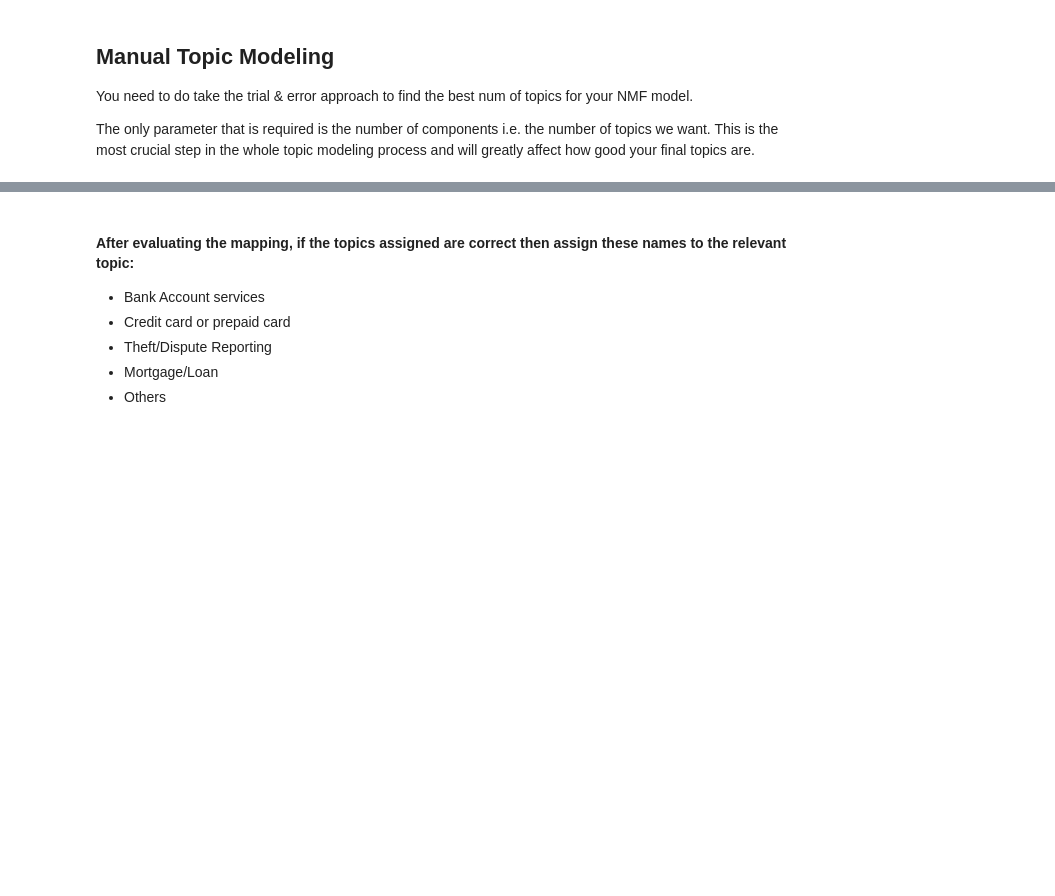
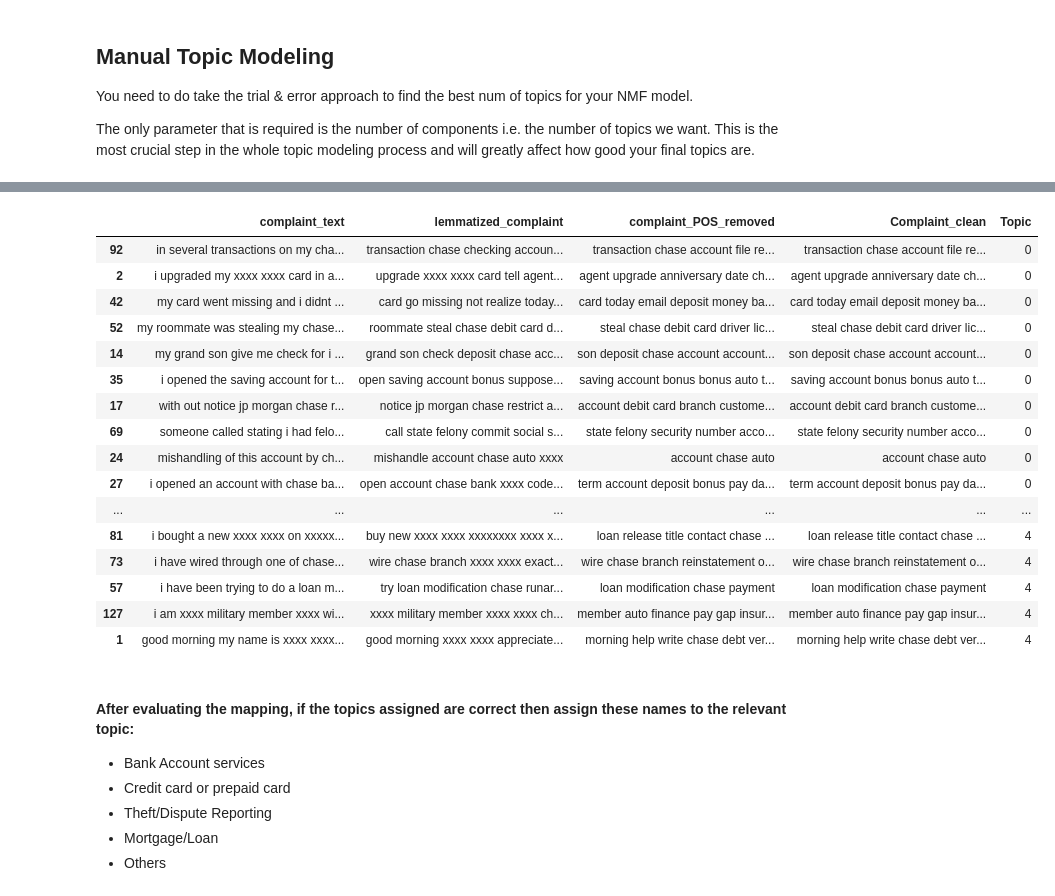
Before and after one commit to sivaprasadt246/Automatic_Ticket_Classification_Assignment, a Jupyter notebook: Automatic_Ticket_Classification_Assignment.ipynb, the cells around one changed output, grey strips where cells are left out. Drawn from its saved outputs; the diff is of its cells as text; code cells hidden in the pictures; blank space fills up the shorter version.

```diff
--- a/Automatic_Ticket_Classification_Assignment.ipynb
+++ b/Automatic_Ticket_Classification_Assignment.ipynb
@@ -491,3 +493,6 @@ The contents of a document term matrix are tuples of (complaint_id,token_id) tf-
 The tuples that are not there have a tf-idf score of 0
 # %%
 #Write your code here to create the Document Term Matrix by transforming the complaints column present in df_clean.
+dtm = tfidf.fit_transform(df_clean.Complaint_clean)
+
+tfidf.get_feature_names()[:10]
@@ -512,10 +533,13 @@ You need to do take the trial & error approach to find the best num of topics fo
 The only parameter that is required is the number of components i.e. the number of topics we want. This is the most crucial step in the whole topic modeling process and will greatly affect how good your final topics are.
 # %%
 #Load your nmf_model with the n_components i.e 5
-num_topics = #write the value you want to test out
+num_topics =  5
 
 #keep the random_state =40
-nmf_model = #write your code here
+nmf_model = NMF(n_components=num_topics, random_state=40)
+
+#W1 = nmf_model.fit_transform(dtm)
+#H1 = nmf_model.components_
 # %%
 nmf_model.fit(dtm)
 len(tfidf.get_feature_names())
@@ -532,7 +599,25 @@ df_clean.head()
 # %%
 #Print the first 5 Complaint for each of the Topics
-df_clean=df_clean.groupby('Topic').head(5)
-df_clean.sort_values('Topic')
+temp=df_clean.groupby('Topic').head(10)
+temp.sort_values('Topic')
+# %% [output]
+|  | complaint_text | lemmatized_complaint | complaint_POS_removed | Complaint_clean | Topic |
+| 92 | in several transactions on my cha... | transaction chase checking accoun... | transaction chase account file re... | transaction chase account file re... | 0 |
+| 2 | i upgraded my xxxx xxxx card in a... | upgrade xxxx xxxx card tell agent... | agent upgrade anniversary date ch... | agent upgrade anniversary date ch... | 0 |
+| 42 | my card went missing and i didnt ... | card go missing not realize today... | card today email deposit money ba... | card today email deposit money ba... | 0 |
+| 52 | my roommate was stealing my chase... | roommate steal chase debit card d... | steal chase debit card driver lic... | steal chase debit card driver lic... | 0 |
+| 14 | my grand son give me check for i ... | grand son check deposit chase acc... | son deposit chase account account... | son deposit chase account account... | 0 |
+| 35 | i opened the saving account for t... | open saving account bonus suppose... | saving account bonus bonus auto t... | saving account bonus bonus auto t... | 0 |
+| 17 | with out notice jp morgan chase r... | notice jp morgan chase restrict a... | account debit card branch custome... | account debit card branch custome... | 0 |
+| 69 | someone called stating i had felo... | call state felony commit social s... | state felony security number acco... | state felony security number acco... | 0 |
+| 24 | mishandling of this account by ch... | mishandle account chase auto xxxx | account chase auto | account chase auto | 0 |
+| 27 | i opened an account with chase ba... | open account chase bank xxxx code... | term account deposit bonus pay da... | term account deposit bonus pay da... | 0 |
+| ... | ... | ... | ... | ... | ... |
+| 81 | i bought a new xxxx xxxx on xxxxx... | buy new xxxx xxxx xxxxxxxx xxxx x... | loan release title contact chase ... | loan release title contact chase ... | 4 |
+| 73 | i have wired through one of chase... | wire chase branch xxxx xxxx exact... | wire chase branch reinstatement o... | wire chase branch reinstatement o... | 4 |
+| 57 | i have been trying to do a loan m... | try loan modification chase runar... | loan modification chase payment | loan modification chase payment | 4 |
+| 127 | i am xxxx military member xxxx wi... | xxxx military member xxxx xxxx ch... | member auto finance pay gap insur... | member auto finance pay gap insur... | 4 |
+| 1 | good morning my name is xxxx xxxx... | good morning xxxx xxxx appreciate... | morning help write chase debt ver... | morning help write chase debt ver... | 4 |
 # %% [markdown]
 #### After evaluating the mapping, if the topics assigned are correct then assign these names to the relevant topic:
 * Bank Account services
```
Also changed, not shown: parts of 20 cells of this notebook.
